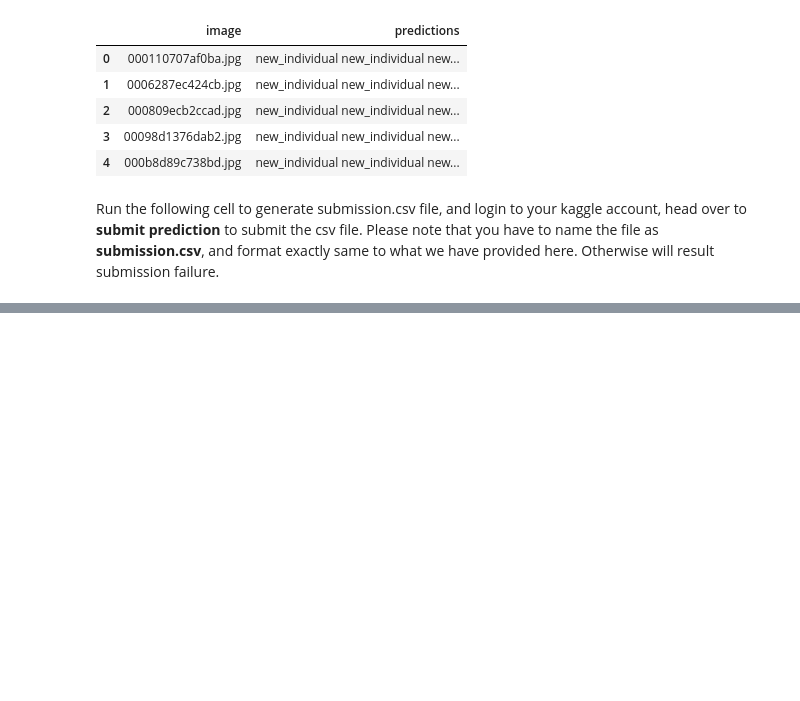
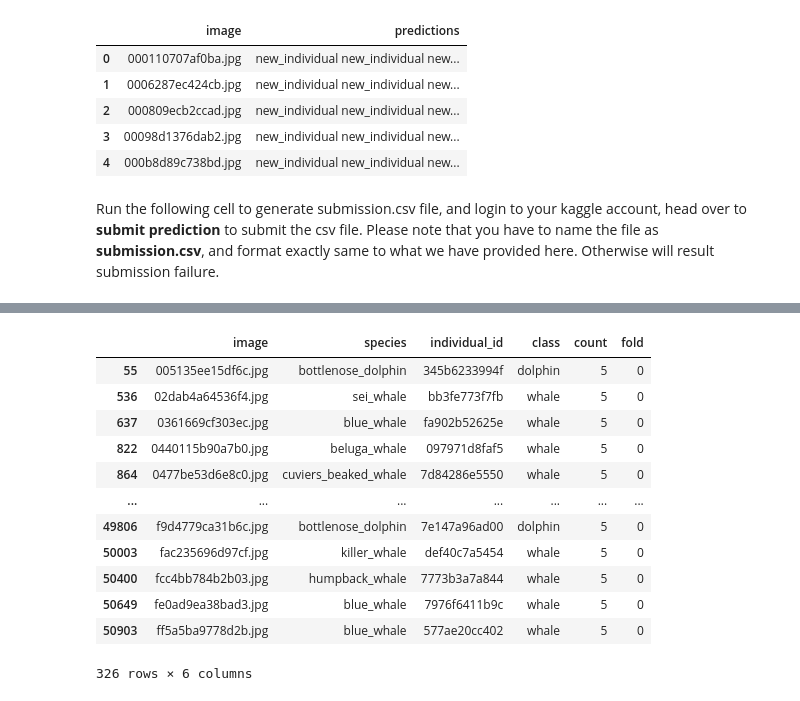
Before and after one commit to heye0507/kaggle_whale, a Jupyter notebook: nbs/00_EDA_pipeline.ipynb, the cells around one changed output, grey strips where cells are left out. Drawn from its saved outputs; the diff is of its cells as text; code cells hidden in the pictures; blank space fills up the shorter version.

```diff
--- a/nbs/00_EDA_pipeline.ipynb
+++ b/nbs/00_EDA_pipeline.ipynb
@@ -352,0 +465,16 @@ Run the following cell to generate submission.csv file, and login to your kaggle
+# %%
+df_gkf[((df_gkf['fold'] == 0) & (df_gkf['count'] == 5))]
+# %% [output]
+|  | image | species | individual_id | class | count | fold |
+| 55 | 005135ee15df6c.jpg | bottlenose_dolphin | 345b6233994f | dolphin | 5 | 0 |
+| 536 | 02dab4a64536f4.jpg | sei_whale | bb3fe773f7fb | whale | 5 | 0 |
+| 637 | 0361669cf303ec.jpg | blue_whale | fa902b52625e | whale | 5 | 0 |
+| 822 | 0440115b90a7b0.jpg | beluga_whale | 097971d8faf5 | whale | 5 | 0 |
+| 864 | 0477be53d6e8c0.jpg | cuviers_beaked_whale | 7d84286e5550 | whale | 5 | 0 |
+| ... | ... | ... | ... | ... | ... | ... |
+| 49806 | f9d4779ca31b6c.jpg | bottlenose_dolphin | 7e147a96ad00 | dolphin | 5 | 0 |
+| 50003 | fac235696d97cf.jpg | killer_whale | def40c7a5454 | whale | 5 | 0 |
+| 50400 | fcc4bb784b2b03.jpg | humpback_whale | 7773b3a7a844 | whale | 5 | 0 |
+| 50649 | fe0ad9ea38bad3.jpg | blue_whale | 7976f6411b9c | whale | 5 | 0 |
+| 50903 | ff5a5ba9778d2b.jpg | blue_whale | 577ae20cc402 | whale | 5 | 0 |
+326 rows × 6 columns
```
Also changed, not shown: parts of 36 cells of this notebook.
